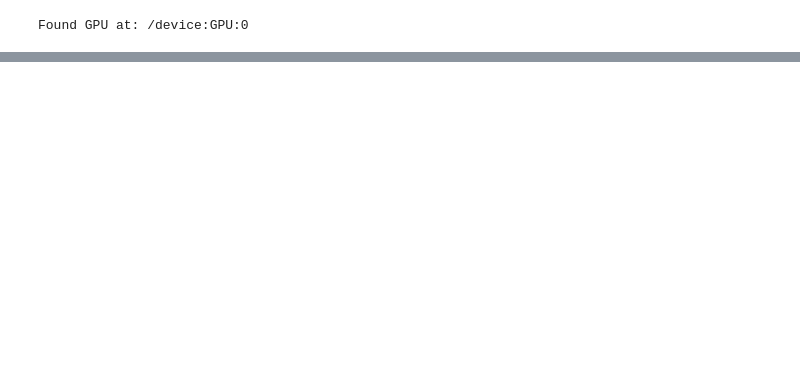
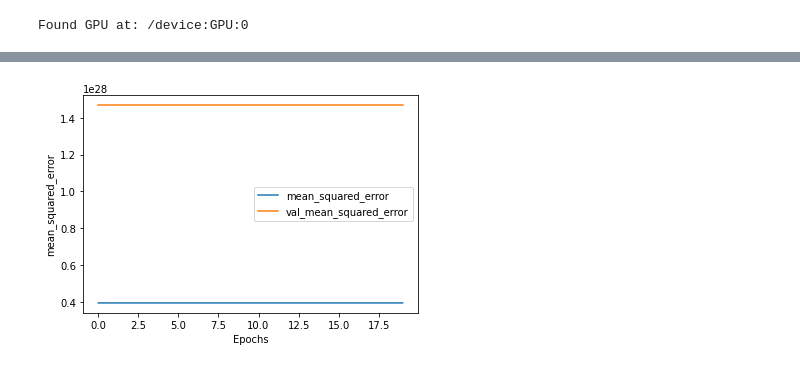
Before and after one commit to SnehalThakur/TMLC_DL, a Jupyter notebook: Mesoscale.ipynb, the cells around one changed output, grey strips where cells are left out. Saved outputs shown, nothing was run; the diff lists cells and outputs as text; code cells hidden in the pictures; blank space fills up the shorter version.

```diff
--- a/Mesoscale.ipynb
+++ b/Mesoscale.ipynb
@@ -220,17 +201,23 @@ Found GPU at: /device:GPU:0
 # %%
 with tensorflow.device('/device:GPU:0'):
     model = keras.Sequential()
-    model.add(Dense(1024, input_dim=X_train_enc.shape[1],activation='relu'))
+    model.add(Dense(1024, kernel_initializer='normal', input_dim=X_train_enc.shape[1],activation='relu'))
     model.add(Dropout(0.1))
-    model.add(Dense(512,activation='relu'))
+    model.add(BatchNormalization())
+    model.add(Dense(512,kernel_initializer='normal', activation='relu'))
     model.add(Dropout(0.1))
-    model.add(Dense(256,activation='relu'))
+    model.add(BatchNormalization())
+    model.add(Dense(256,kernel_initializer='normal', activation='relu'))
     model.add(Dropout(0.1))
-    model.add(Dense(128,activation='relu'))
+    model.add(BatchNormalization())
+    model.add(Dense(128,kernel_initializer='normal', activation='relu'))
     model.add(Dropout(0.1))
-    model.add(Dense(1))
-    model.summary()
+    model.add(BatchNormalization())
+    model.add(Dense(1,kernel_initializer='normal', activation='linear'))
     # TODO: Compile the model using a loss function and an optimizer.
     # opt = keras.optimizers.Adam(learning_rate=0.0001)
-    model.compile(loss='mean_squared_error', optimizer='adam', metrics=['mean_squared_error'])
+    opt = keras.optimizers.Adam(0.001, clipnorm=1.)
+    model.compile(loss=["mean_squared_error"], optimizer=opt, metrics=['mean_squared_error'])
+    #     model.compile(loss='mean_squared_error', optimizer='adam', metrics=['mean_squared_error'])
+    model.summary()
 # %% [output]
@@ -253,8 +240,14 @@ Non-trainable params: 0
 _________________________________________________________________
+# %%
+from keras.callbacks import ModelCheckpoint
+checkpoint_name = 'Weights-{epoch:03d}--{val_loss:.5f}.hdf5'
+checkpoint = ModelCheckpoint(checkpoint_name, monitor='val_loss', verbose = 1, save_best_only = True, mode ='auto')
+callbacks_list = [checkpoint]
 # %%
 with tensorflow.device('/device:GPU:0'):
-    model.fit(X_train_enc, y_train,
-              batch_size=100,
-              epochs=50,
-              verbose=2)
+    # train the model
+    history = model.fit(X_train_enc, y_train,
+      batch_size=300,
+      epochs=20,
+      verbose=1,validation_split = 0.2, callbacks=callbacks_list)
 # %% [output]
@@ -273,0 +276,12 @@ Epoch 7/50
+# %%
+def plot_history(history, key):
+  plt.plot(history.history[key])
+  plt.plot(history.history['val_'+key])
+  plt.xlabel("Epochs")
+  plt.ylabel(key)
+  plt.legend([key, 'val_'+key])
+  plt.show()
+# Plot the history
+plot_history(history, 'mean_squared_error')
+# %% [output]
+[figure, added]
```
Also changed, not shown: parts of 14 cells of this notebook.
